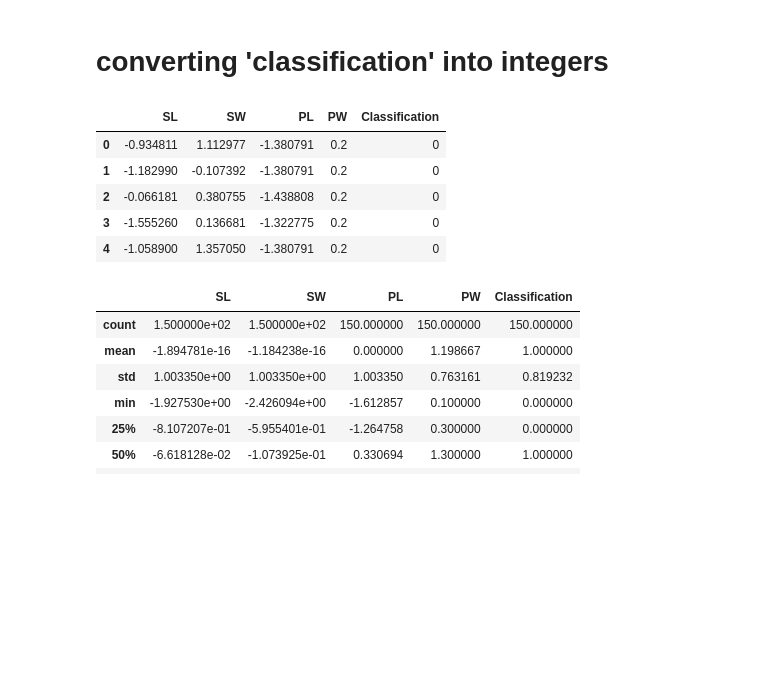
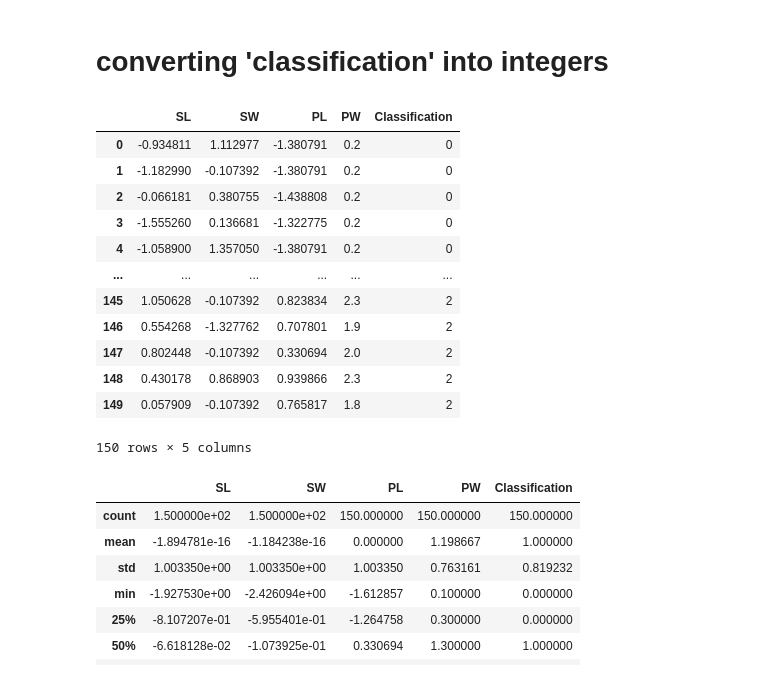
Before and after one commit to MerinBennyT/classification-, a Jupyter notebook: Merin_Benny_T_Classification_Assignment.ipynb, the cells around one changed output. Drawn from its saved outputs; the diff is of its cells as text; code cells hidden in the pictures; blank space fills up the shorter version.

```diff
--- a/Merin_Benny_T_Classification_Assignment.ipynb
+++ b/Merin_Benny_T_Classification_Assignment.ipynb
@@ -158,16 +165,23 @@ iris.head()
 # %%
 from sklearn.preprocessing import LabelEncoder
 encoder=LabelEncoder()
 
 iris['Classification']=encoder.fit_transform(iris['Classification'])
-iris.head()
+iris
 # %% [output]
 |  | SL | SW | PL | PW | Classification |
 | 0 | -0.934811 | 1.112977 | -1.380791 | 0.2 | 0 |
 | 1 | -1.182990 | -0.107392 | -1.380791 | 0.2 | 0 |
 | 2 | -0.066181 | 0.380755 | -1.438808 | 0.2 | 0 |
 | 3 | -1.555260 | 0.136681 | -1.322775 | 0.2 | 0 |
 | 4 | -1.058900 | 1.357050 | -1.380791 | 0.2 | 0 |
+| ... | ... | ... | ... | ... | ... |
+| 145 | 1.050628 | -0.107392 | 0.823834 | 2.3 | 2 |
+| 146 | 0.554268 | -1.327762 | 0.707801 | 1.9 | 2 |
+| 147 | 0.802448 | -0.107392 | 0.330694 | 2.0 | 2 |
+| 148 | 0.430178 | 0.868903 | 0.939866 | 2.3 | 2 |
+| 149 | 0.057909 | -0.107392 | 0.765817 | 1.8 | 2 |
+150 rows × 5 columns
 # %%
 iris.describe()
 # %% [output]
```
Also changed, not shown: parts of 11 cells of this notebook.
